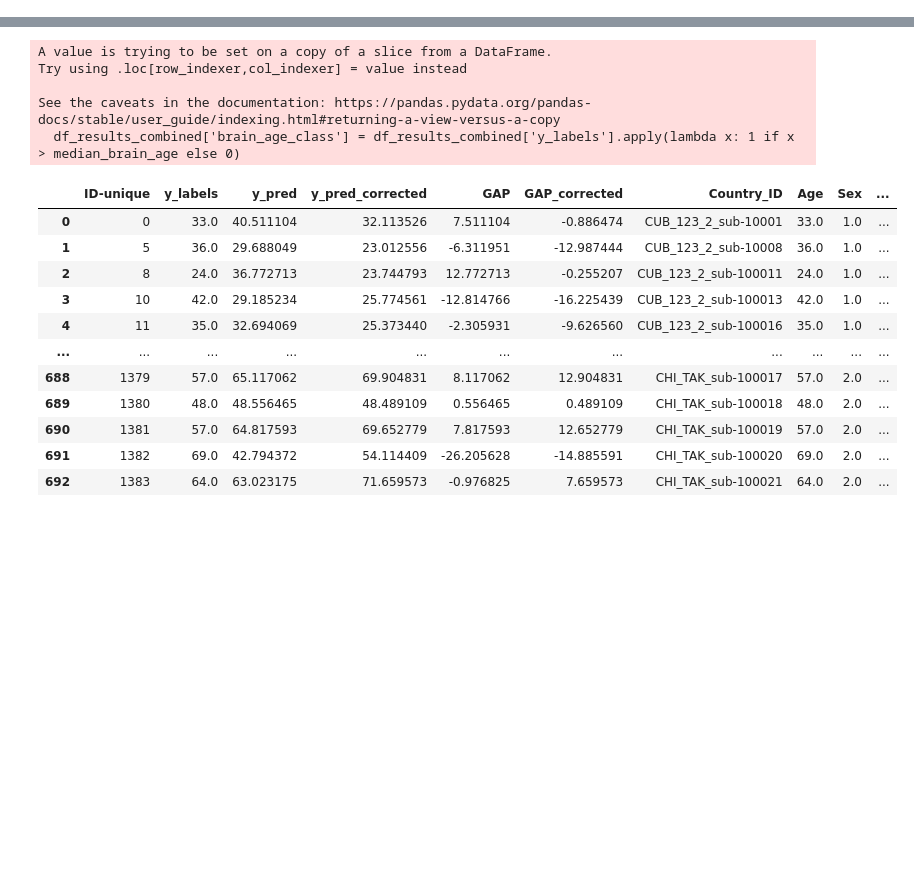
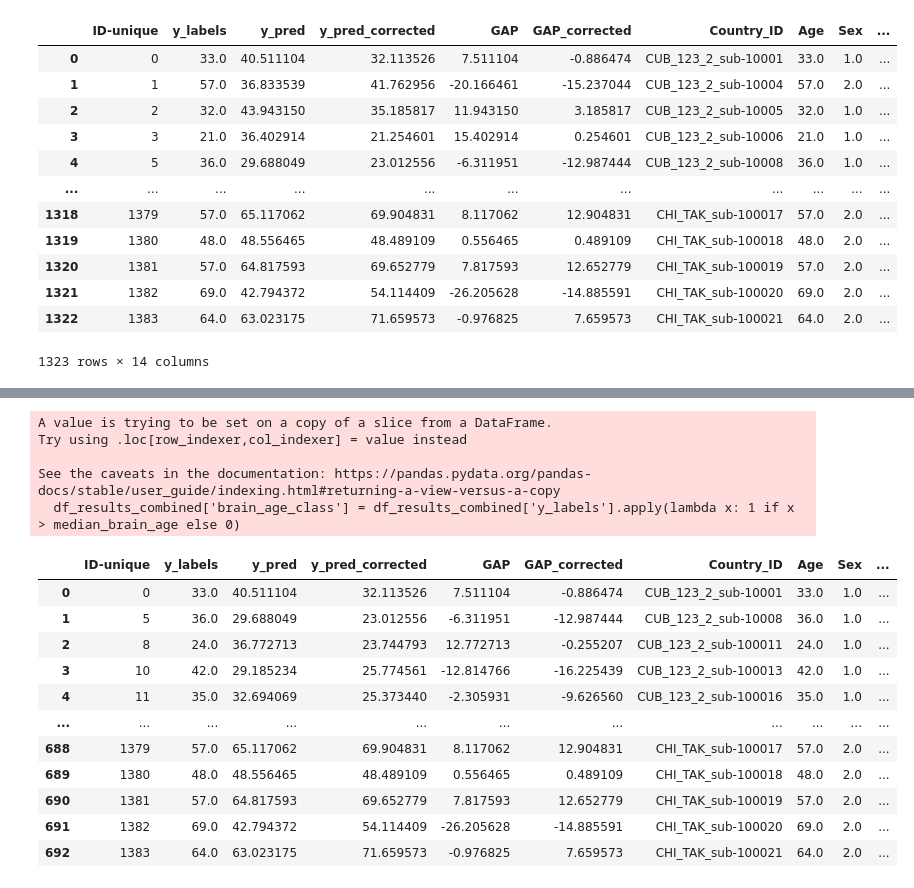
Before and after one commit to carrielfelipe/Brain_Age, a Jupyter notebook: Classifier_Brain_Age.ipynb, the cells around one changed output, grey strips where cells are left out. Saved outputs shown, nothing was run; the diff lists cells and outputs as text; code cells hidden in the pictures; blank space fills up the shorter version.

```diff
--- a/Classifier_Brain_Age.ipynb
+++ b/Classifier_Brain_Age.ipynb
@@ -45,2 +61,24 @@ df_CN_results_ = pd.read_excel('CatBoost/results/df_CN_results.xlsx')
 # %%
 df_results_combined =df_CN_results_
+# %%
+# Lista de columnas a limpiar
+columns_to_clean = ['Educ', 'Sex', 'MMSE', 'GINI']
+
+# Convertir las columnas a numérico, convirtiendo valores no numéricos a NaN
+df_results_combined[columns_to_clean] = df_results_combined[columns_to_clean].apply(pd.to_numeric, errors='coerce')
+# %%
+df_results_combined
+# %% [output]
+|  | ID-unique | y_labels | y_pred | y_pred_corrected | GAP | GAP_corrected | Country_ID | Age | Sex | ... |
+| 0 | 0 | 33.0 | 40.511104 | 32.113526 | 7.511104 | -0.886474 | CUB_123_2_sub-10001 | 33.0 | 1.0 | ... |
+| 1 | 1 | 57.0 | 36.833539 | 41.762956 | -20.166461 | -15.237044 | CUB_123_2_sub-10004 | 57.0 | 2.0 | ... |
+| 2 | 2 | 32.0 | 43.943150 | 35.185817 | 11.943150 | 3.185817 | CUB_123_2_sub-10005 | 32.0 | 1.0 | ... |
+| 3 | 3 | 21.0 | 36.402914 | 21.254601 | 15.402914 | 0.254601 | CUB_123_2_sub-10006 | 21.0 | 1.0 | ... |
+| 4 | 5 | 36.0 | 29.688049 | 23.012556 | -6.311951 | -12.987444 | CUB_123_2_sub-10008 | 36.0 | 1.0 | ... |
+| ... | ... | ... | ... | ... | ... | ... | ... | ... | ... | ... |
+| 1318 | 1379 | 57.0 | 65.117062 | 69.904831 | 8.117062 | 12.904831 | CHI_TAK_sub-100017 | 57.0 | 2.0 | ... |
+| 1319 | 1380 | 48.0 | 48.556465 | 48.489109 | 0.556465 | 0.489109 | CHI_TAK_sub-100018 | 48.0 | 2.0 | ... |
+| 1320 | 1381 | 57.0 | 64.817593 | 69.652779 | 7.817593 | 12.652779 | CHI_TAK_sub-100019 | 57.0 | 2.0 | ... |
+| 1321 | 1382 | 69.0 | 42.794372 | 54.114409 | -26.205628 | -14.885591 | CHI_TAK_sub-100020 | 69.0 | 2.0 | ... |
+| 1322 | 1383 | 64.0 | 63.023175 | 71.659573 | -0.976825 | 7.659573 | CHI_TAK_sub-100021 | 64.0 | 2.0 | ... |
+1323 rows × 14 columns
```
Also changed, not shown: parts of 3 cells of this notebook, 3 other files.
